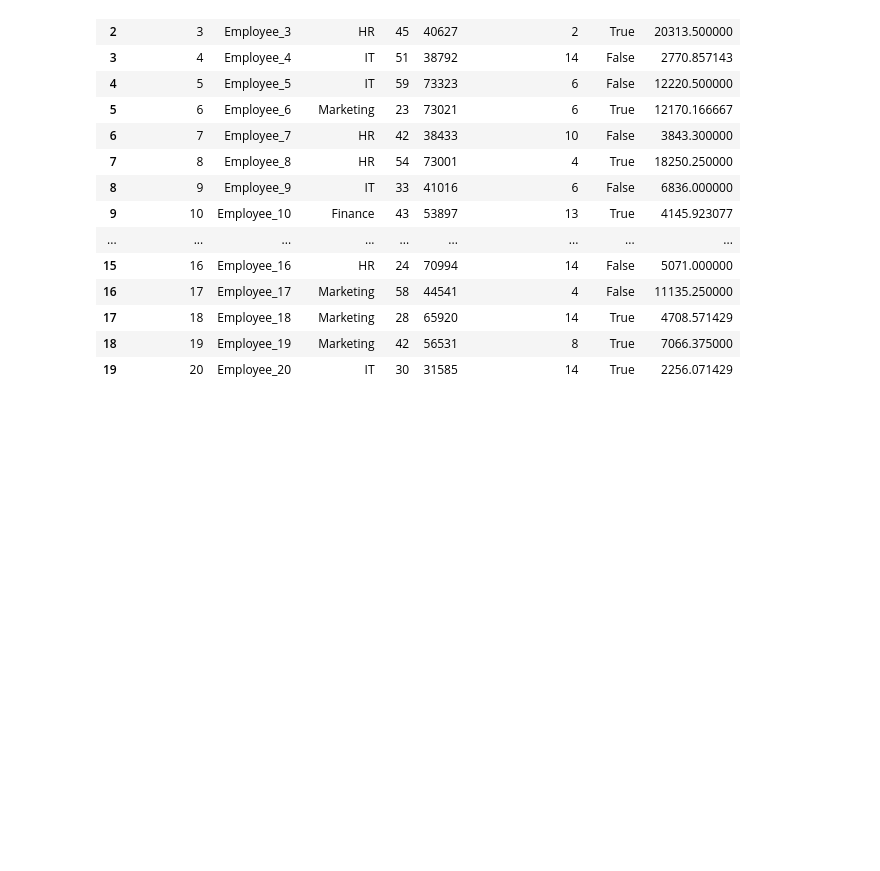
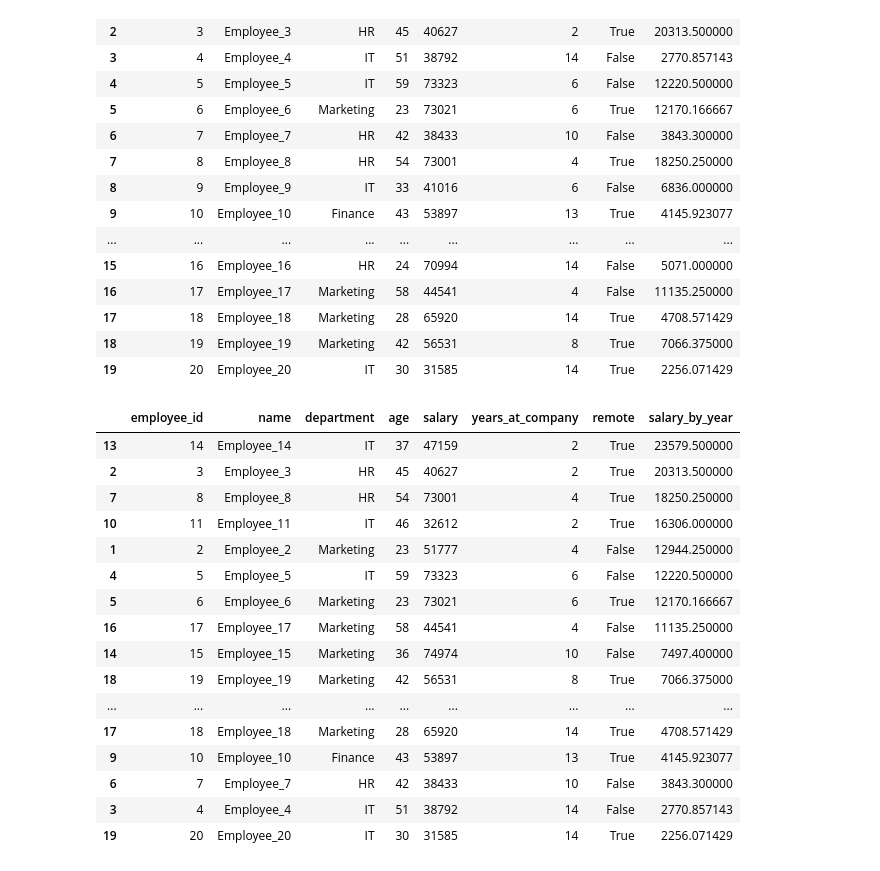
Before and after one commit to al-jpacho/employee-data-exploration, a Jupyter notebook: data_exploration.ipynb, the cells around one changed output. Saved outputs shown, nothing was run; the diff lists cells and outputs as text; code cells hidden in the pictures; blank space fills up the shorter version.

Commit message:
Using sort values to sort rows from highest salary per year to lowest

```diff
--- a/data_exploration.ipynb
+++ b/data_exploration.ipynb
@@ -248,3 +248,23 @@ df.head(20)
 | 17 | 18 | Employee_18 | Marketing | 28 | 65920 | 14 | True | 4708.571429 |
 | 18 | 19 | Employee_19 | Marketing | 42 | 56531 | 8 | True | 7066.375000 |
 | 19 | 20 | Employee_20 | IT | 30 | 31585 | 14 | True | 2256.071429 |
+# %%
+df.sort_values('salary_by_year', ascending=False)
+# %% [output]
+|  | employee_id | name | department | age | salary | years_at_company | remote | salary_by_year |
+| 13 | 14 | Employee_14 | IT | 37 | 47159 | 2 | True | 23579.500000 |
+| 2 | 3 | Employee_3 | HR | 45 | 40627 | 2 | True | 20313.500000 |
+| 7 | 8 | Employee_8 | HR | 54 | 73001 | 4 | True | 18250.250000 |
+| 10 | 11 | Employee_11 | IT | 46 | 32612 | 2 | True | 16306.000000 |
+| 1 | 2 | Employee_2 | Marketing | 23 | 51777 | 4 | False | 12944.250000 |
+| 4 | 5 | Employee_5 | IT | 59 | 73323 | 6 | False | 12220.500000 |
+| 5 | 6 | Employee_6 | Marketing | 23 | 73021 | 6 | True | 12170.166667 |
+| 16 | 17 | Employee_17 | Marketing | 58 | 44541 | 4 | False | 11135.250000 |
+| 14 | 15 | Employee_15 | Marketing | 36 | 74974 | 10 | False | 7497.400000 |
+| 18 | 19 | Employee_19 | Marketing | 42 | 56531 | 8 | True | 7066.375000 |
+| ... | ... | ... | ... | ... | ... | ... | ... | ... |
+| 17 | 18 | Employee_18 | Marketing | 28 | 65920 | 14 | True | 4708.571429 |
+| 9 | 10 | Employee_10 | Finance | 43 | 53897 | 13 | True | 4145.923077 |
+| 6 | 7 | Employee_7 | HR | 42 | 38433 | 10 | False | 3843.300000 |
+| 3 | 4 | Employee_4 | IT | 51 | 38792 | 14 | False | 2770.857143 |
+| 19 | 20 | Employee_20 | IT | 30 | 31585 | 14 | True | 2256.071429 |
```
